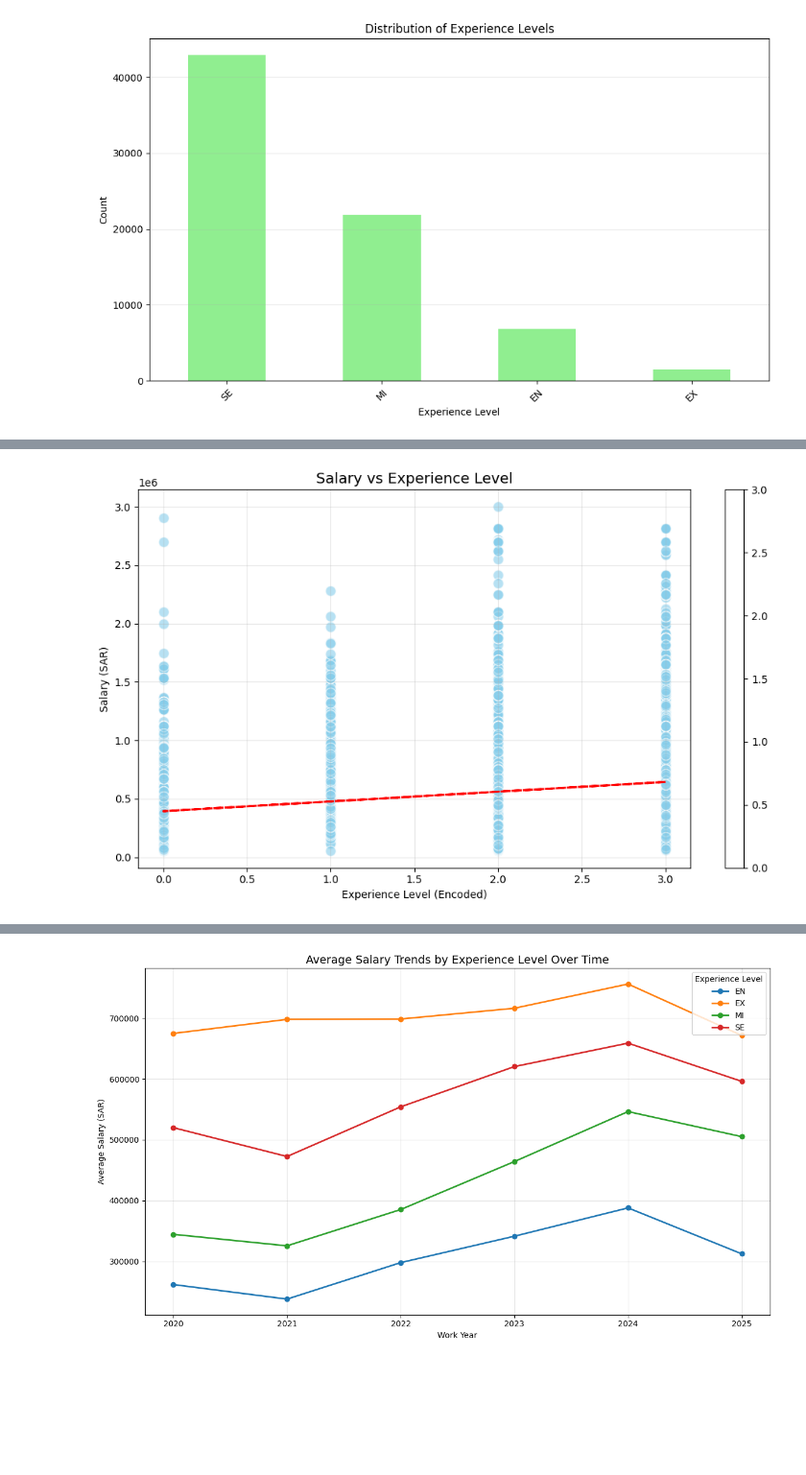
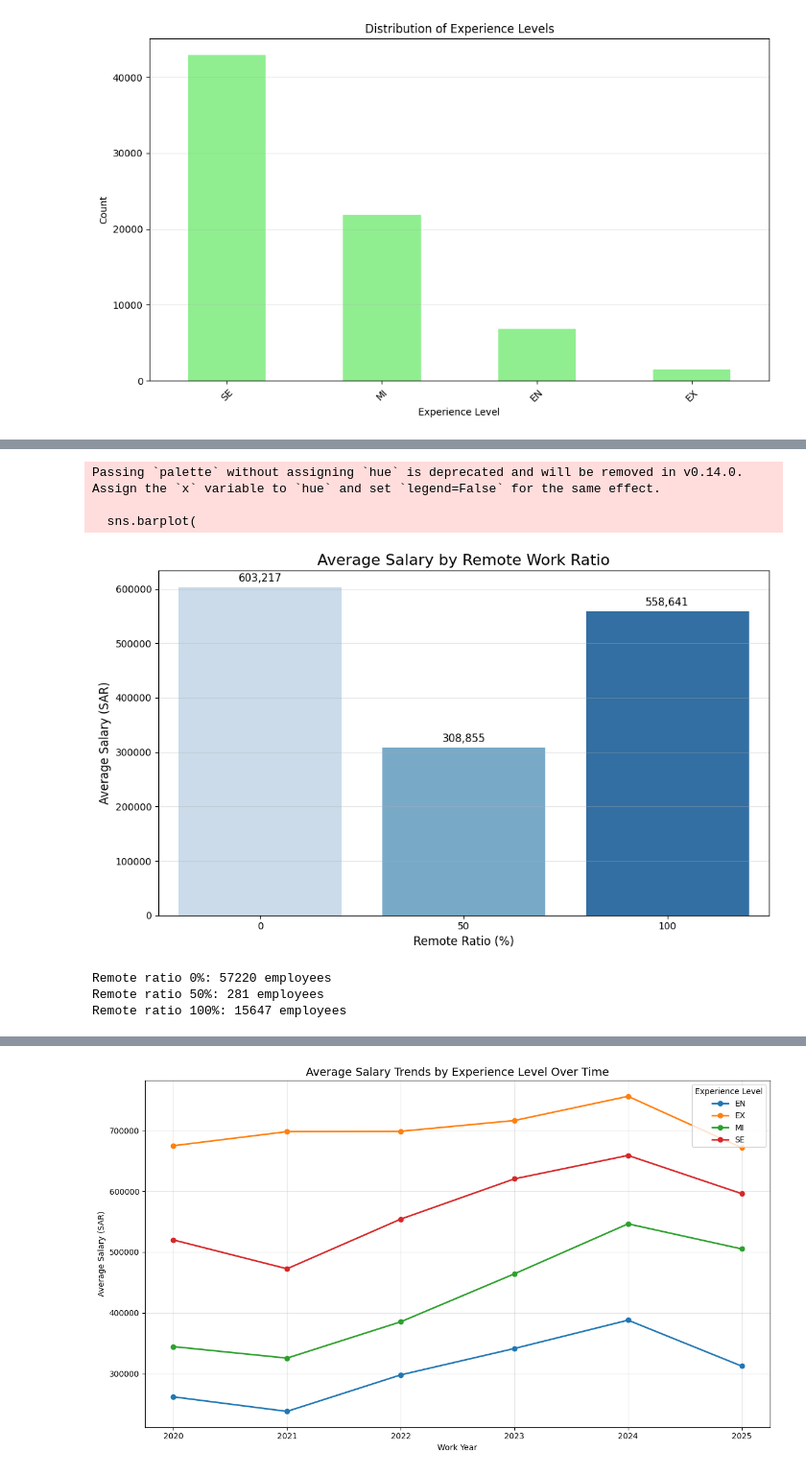
Before and after one commit to Mohab0P/salaries-analysis-and-prediction, a Jupyter notebook: modl.ipynb, the cells around one changed output, grey strips where cells are left out. Shown at 96% size. Saved outputs shown, nothing was run; the diff lists cells and outputs as text; code cells hidden in the pictures; blank space fills up the shorter version.

```diff
--- a/modl.ipynb
+++ b/modl.ipynb
@@ -150,23 +202,43 @@ plt.show()
 # %%
-# Plot 1: Scatter plot - Salary vs Experience Level
+# Plot 1: Box plot of salary by experience level
 plt.figure(figsize=(10, 6))
-plt.scatter(df['experience_level_encoded'], df['salary'],
-            alpha=0.6, edgecolors='w', s=100, c='skyblue')
+sns.barplot(
+  x='remote_ratio',
+  y='salary',
+  data=df,
+  estimator='mean',
+  palette='Blues',
+  errorbar=None
+)
+plt.title('Average Salary by Remote Work Ratio', fontsize=16)
+plt.xlabel('Remote Ratio (%)', fontsize=12)
+plt.ylabel('Average Salary (SAR)', fontsize=12)
 
-# Add trend line
-z = np.polyfit(df['experience_level_encoded'], df['salary'], 1)
-p = np.poly1d(z)
-plt.plot(df['experience_level_encoded'], p(df['experience_level_encoded']),
-         "r--", linewidth=2)
+# annotate bar values
+for bar in plt.gca().patches:
+  h = bar.get_height()
+  plt.text(
+    bar.get_x() + bar.get_width() / 2,
+    h + 10000,
+    f'{int(h):,}',
+    ha='center',
+    fontsize=11
+  )
 
-plt.title('Salary vs Experience Level', fontsize=14)
-plt.xlabel('Experience Level (Encoded)')
-plt.ylabel('Salary (SAR)')
-plt.grid(alpha=0.3)
-plt.colorbar(plt.scatter(df['experience_level_encoded'], df['salary'],
-                         c=df['experience_level_encoded'], cmap='viridis', alpha=0.0))
+plt.grid(axis='y', alpha=0.3)
 plt.tight_layout()
 plt.show()
+
+# print counts per remote ratio
+remote_counts = df['remote_ratio'].value_counts().sort_index()
+for ratio, cnt in remote_counts.items():
+  print(f"Remote ratio {ratio}%: {cnt} employees")
 # %% [output]
+Passing `palette` without assigning `hue` is deprecated and will be removed in v0.14.0. Assign the `x` variable to `hue` and set `legend=False` for the same effect.
+
+  sns.barplot(
-[figure, old version]
+[figure, new version]
+Remote ratio 0%: 57220 employees
+Remote ratio 50%: 281 employees
+Remote ratio 100%: 15647 employees
 # %%
```
Also changed, not shown: parts of 18 cells of this notebook.
